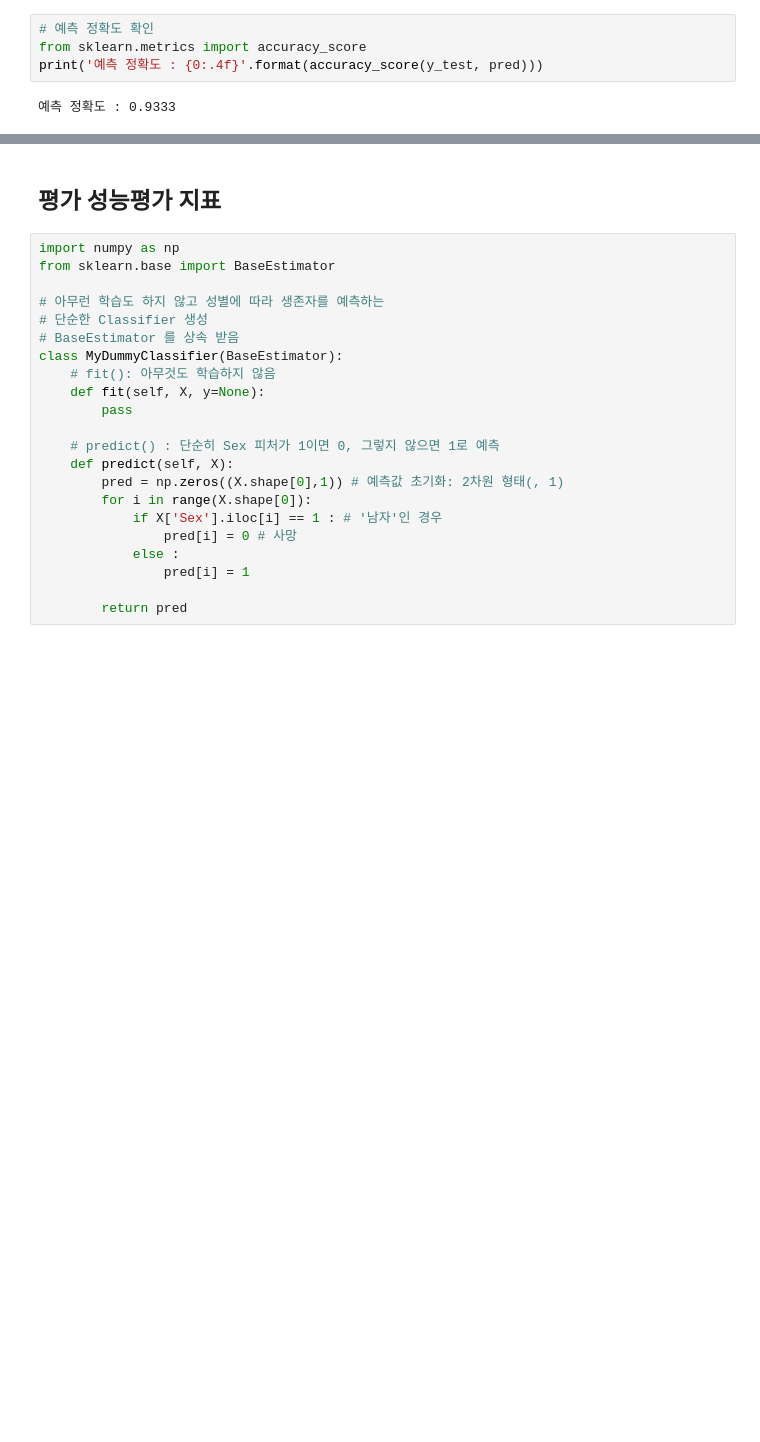
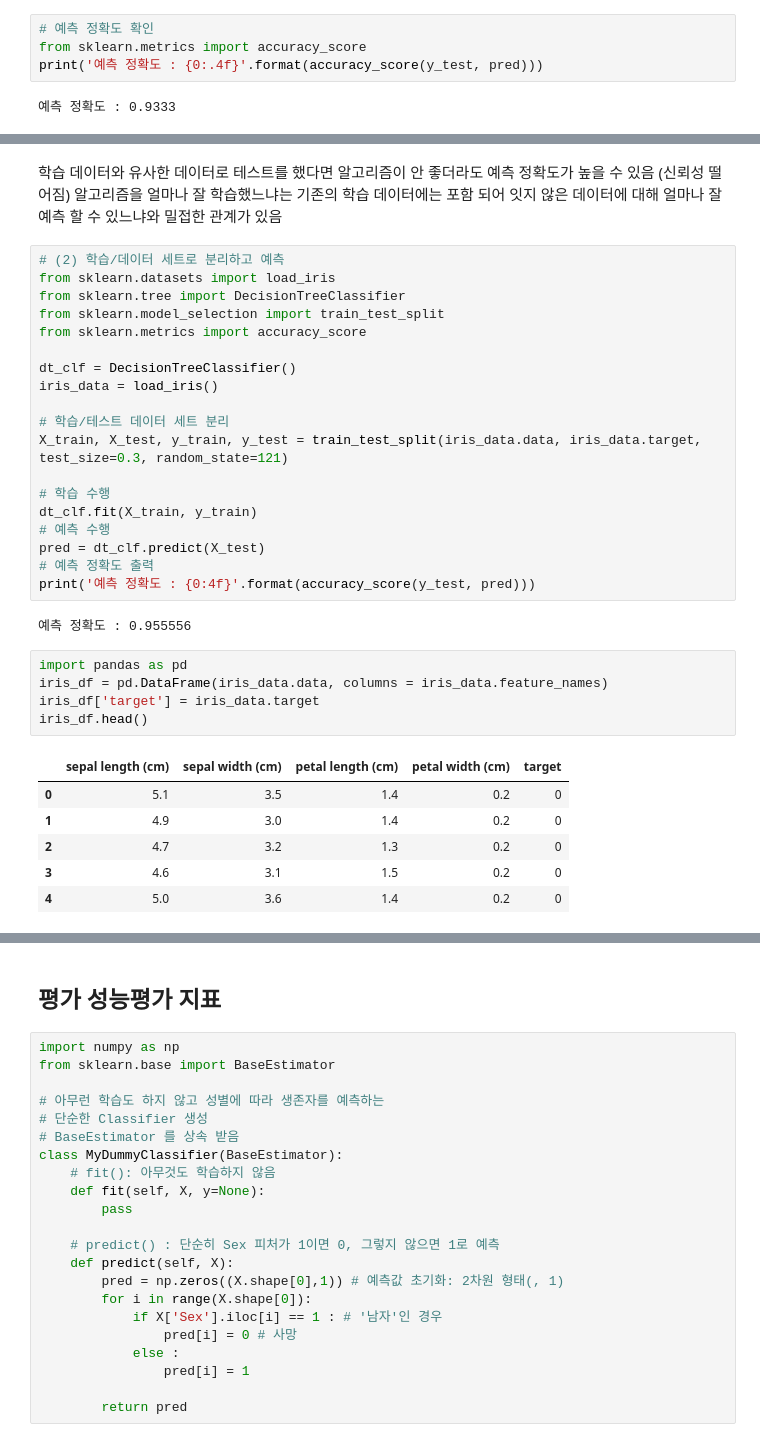
Before and after one commit to cabbi120101/TIL, a Jupyter notebook: ML/자습ML.ipynb, the cells around one changed output, grey strips where cells are left out. Cells and saved outputs as stored; diff of their text form; blank space fills up the shorter version.

```diff
--- a/ML/자습ML.ipynb
+++ b/ML/자습ML.ipynb
@@ -181,0 +214,36 @@ print('예측 정확도 : {0:.4f}'.format(accuracy_score(y_test, pred)))
+# %% [markdown]
+학습 데이터와 유사한 데이터로 테스트를 했다면 알고리즘이 안 좋더라도 예측 정확도가 높을 수 있음 (신뢰성 떨어짐)
+알고리즘을 얼마나 잘 학습했느냐는 기존의 학습 데이터에는 포함 되어 잇지 않은 데이터에 대해 얼마나 잘 예측 할 수 있느냐와 밀접한 관계가 있음
+# %%
+# (2) 학습/데이터 세트로 분리하고 예측
+from sklearn.datasets import load_iris
+from sklearn.tree import DecisionTreeClassifier
+from sklearn.model_selection import train_test_split
+from sklearn.metrics import accuracy_score
+
+dt_clf = DecisionTreeClassifier()
+iris_data = load_iris()
+
+# 학습/테스트 데이터 세트 분리
+X_train, X_test, y_train, y_test = train_test_split(iris_data.data, iris_data.target, test_size=0.3, random_state=121)
+
+# 학습 수행
+dt_clf.fit(X_train, y_train)
+# 예측 수행
+pred = dt_clf.predict(X_test)
+# 예측 정확도 출력
+print('예측 정확도 : {0:4f}'.format(accuracy_score(y_test, pred)))
+# %% [output]
+예측 정확도 : 0.955556
+# %%
+import pandas as pd
+iris_df = pd.DataFrame(iris_data.data, columns = iris_data.feature_names)
+iris_df['target'] = iris_data.target
+iris_df.head()
+# %% [output]
+|  | sepal length (cm) | sepal width (cm) | petal length (cm) | petal width (cm) | target |
+| 0 | 5.1 | 3.5 | 1.4 | 0.2 | 0 |
+| 1 | 4.9 | 3.0 | 1.4 | 0.2 | 0 |
+| 2 | 4.7 | 3.2 | 1.3 | 0.2 | 0 |
+| 3 | 4.6 | 3.1 | 1.5 | 0.2 | 0 |
+| 4 | 5.0 | 3.6 | 1.4 | 0.2 | 0 |
```
Also changed, not shown: parts of 23 cells of this notebook.
